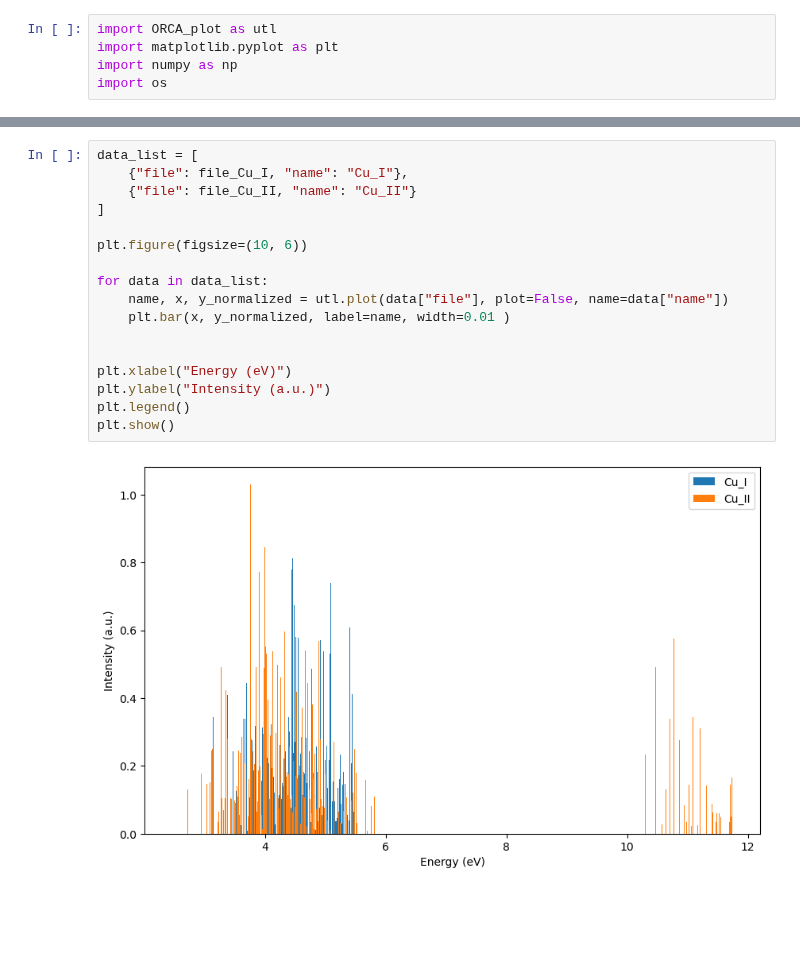
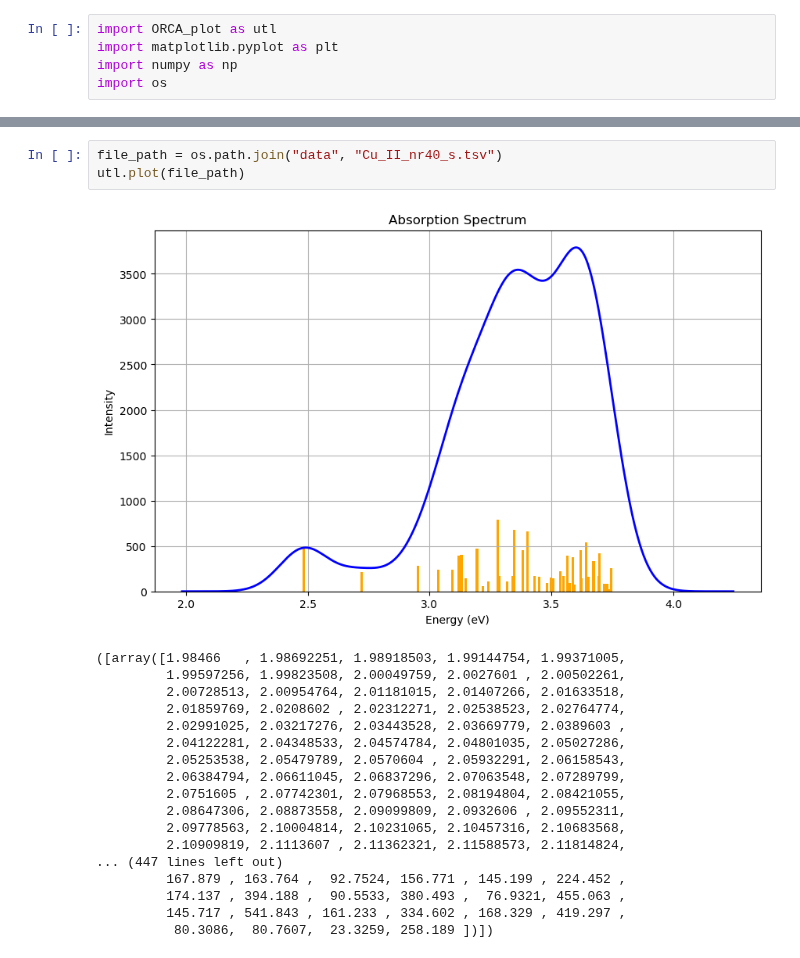
Before and after one commit to Aguiario/ORCA_and_Gaussian, a Jupyter notebook: ORCA_KXAS/test.ipynb, the cells around one changed output, grey strips where cells are left out. Cells and saved outputs as stored; diff of their text form; blank space fills up the shorter version.

```diff
--- a/ORCA_KXAS/test.ipynb
+++ b/ORCA_KXAS/test.ipynb
@@ -17,19 +6,22 @@ Cu_II = utl.plot(file_Cu_II, plot_bar = True, name = "Cu_II", x_name = "Energy (
-# %%
-data_list = [
-    {"file": file_Cu_I, "name": "Cu_I"},
-    {"file": file_Cu_II, "name": "Cu_II"}
-]
-
-plt.figure(figsize=(10, 6))
-
-for data in data_list:
-    name, x, y_normalized = utl.plot(data["file"], plot=False, name=data["name"])
-    plt.bar(x, y_normalized, label=name, width=0.01 )
-
-
-plt.xlabel("Energy (eV)")
-plt.ylabel("Intensity (a.u.)")
-plt.legend()
-plt.show()
-# %% [output]
-[figure, removed]
+# %%
+file_path = os.path.join("data", "Cu_II_nr40_s.tsv")
+utl.plot(file_path)
+# %% [output]
+[figure, added]
+([array([1.98466   , 1.98692251, 1.98918503, 1.99144754, 1.99371005,
+         1.99597256, 1.99823508, 2.00049759, 2.0027601 , 2.00502261,
+         2.00728513, 2.00954764, 2.01181015, 2.01407266, 2.01633518,
+         2.01859769, 2.0208602 , 2.02312271, 2.02538523, 2.02764774,
+         2.02991025, 2.03217276, 2.03443528, 2.03669779, 2.0389603 ,
+         2.04122281, 2.04348533, 2.04574784, 2.04801035, 2.05027286,
+         2.05253538, 2.05479789, 2.0570604 , 2.05932291, 2.06158543,
+         2.06384794, 2.06611045, 2.06837296, 2.07063548, 2.07289799,
+         2.0751605 , 2.07742301, 2.07968553, 2.08194804, 2.08421055,
+         2.08647306, 2.08873558, 2.09099809, 2.0932606 , 2.09552311,
+         2.09778563, 2.10004814, 2.10231065, 2.10457316, 2.10683568,
+         2.10909819, 2.1113607 , 2.11362321, 2.11588573, 2.11814824,
+... (447 lines left out)
+         167.879 , 163.764 ,  92.7524, 156.771 , 145.199 , 224.452 ,
+         174.137 , 394.188 ,  90.5533, 380.493 ,  76.9321, 455.063 ,
+         145.717 , 541.843 , 161.233 , 334.602 , 168.329 , 419.297 ,
+          80.3086,  80.7607,  23.3259, 258.189 ])])
```
Also changed, not shown: parts of 3 cells of this notebook, 6 other files.
